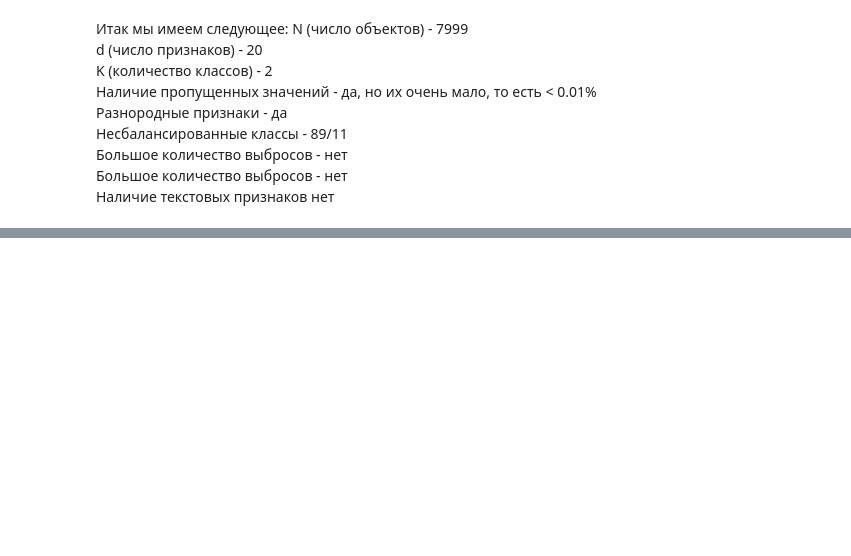
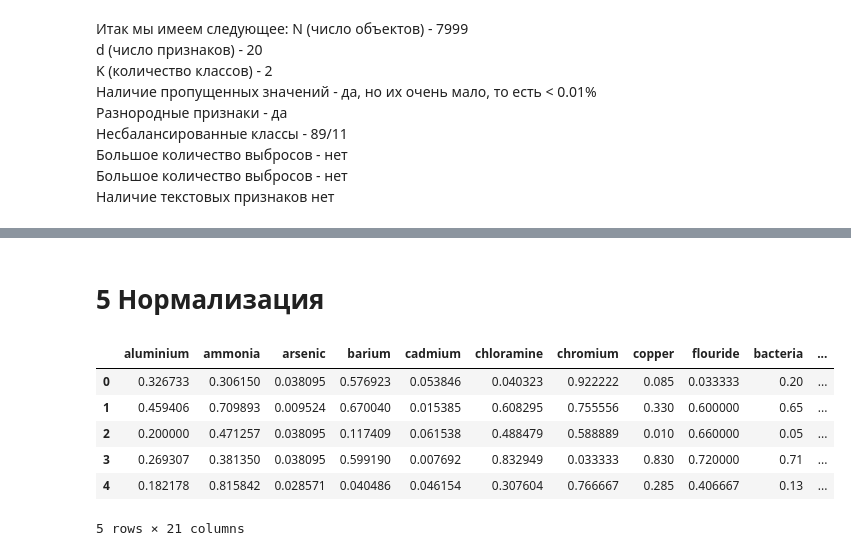
Before and after one commit to Dron228/ML, a Jupyter notebook: lab_ML.ipynb, the cells around one changed output, grey strips where cells are left out. Saved outputs shown, nothing was run; the diff lists cells and outputs as text; code cells hidden in the pictures; blank space fills up the shorter version.

```diff
--- a/lab_ML.ipynb
+++ b/lab_ML.ipynb
@@ -117,0 +245,13 @@ dtype: int64
+# %% [markdown]
+# 5 Нормализация
+# %%
+data_f_tmp = (data_f - data_f.min(axis = 0))/(data_f.max(axis = 0) - data_f.min(axis = 0))
+data_f_tmp.head()
+# %% [output]
+|  | aluminium | ammonia | arsenic | barium | cadmium | chloramine | chromium | copper | flouride | bacteria | ... |
+| 0 | 0.326733 | 0.306150 | 0.038095 | 0.576923 | 0.053846 | 0.040323 | 0.922222 | 0.085 | 0.033333 | 0.20 | ... |
+| 1 | 0.459406 | 0.709893 | 0.009524 | 0.670040 | 0.015385 | 0.608295 | 0.755556 | 0.330 | 0.600000 | 0.65 | ... |
+| 2 | 0.200000 | 0.471257 | 0.038095 | 0.117409 | 0.061538 | 0.488479 | 0.588889 | 0.010 | 0.660000 | 0.05 | ... |
+| 3 | 0.269307 | 0.381350 | 0.038095 | 0.599190 | 0.007692 | 0.832949 | 0.033333 | 0.830 | 0.720000 | 0.71 | ... |
+| 4 | 0.182178 | 0.815842 | 0.028571 | 0.040486 | 0.046154 | 0.307604 | 0.766667 | 0.285 | 0.406667 | 0.13 | ... |
+5 rows × 21 columns
```
Also changed, not shown: parts of 34 cells of this notebook.
